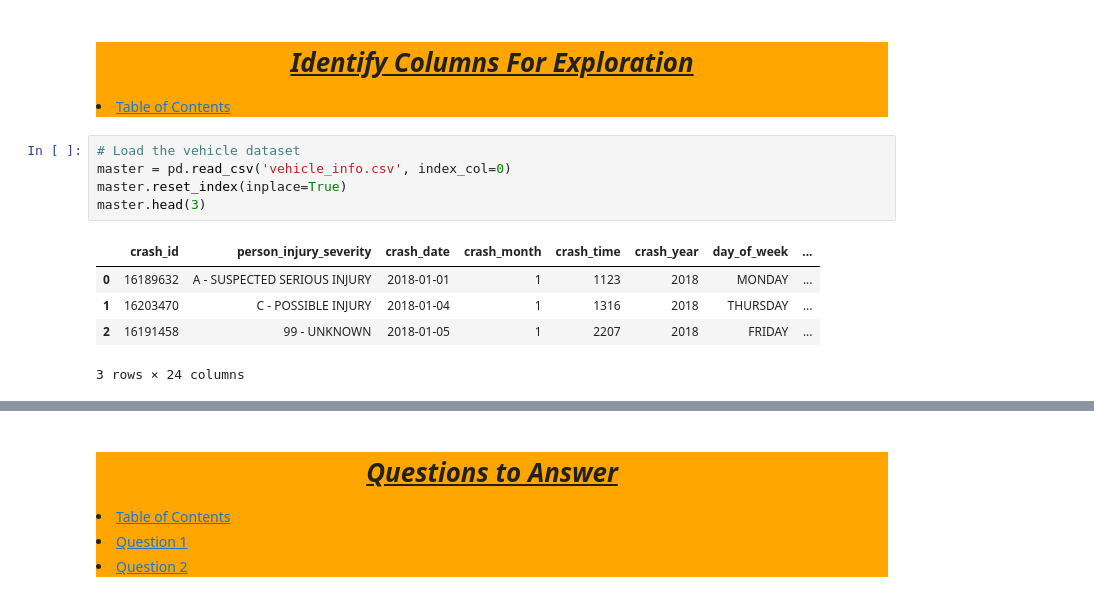
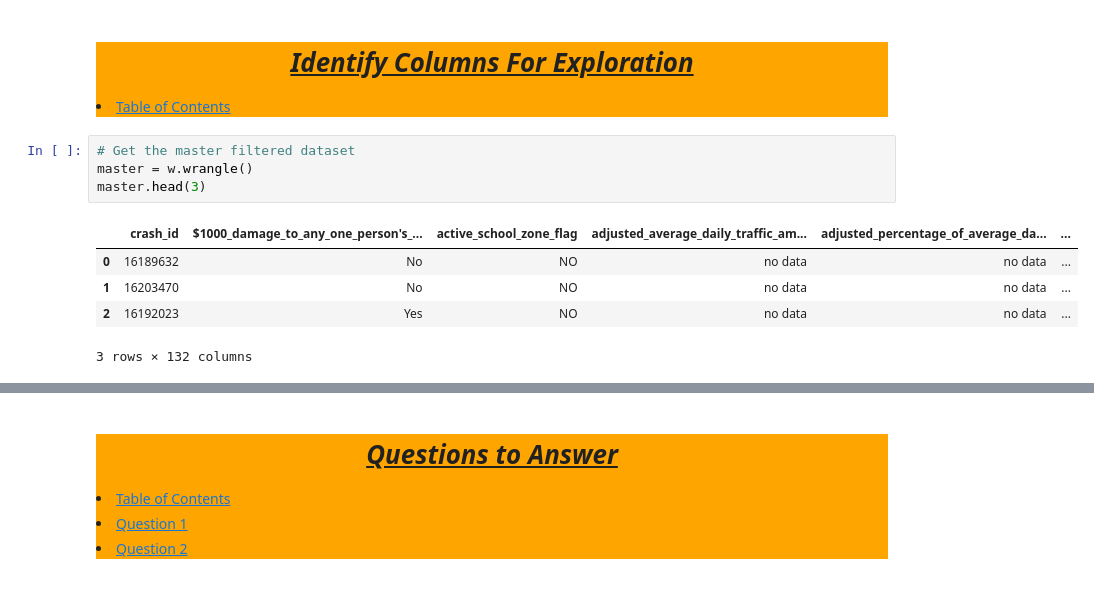
Before and after one commit to tex-wrex/tex-wrex, a Jupyter notebook: Jared/explore_vehicles.ipynb, the cells around one changed output, grey strips where cells are left out. Saved outputs shown, nothing was run; the diff lists cells and outputs as text.

```diff
--- a/Jared/explore_vehicles.ipynb
+++ b/Jared/explore_vehicles.ipynb
@@ -53,14 +50,13 @@ mpl.style.use('bmh')
     <li><a href='#TableOfContents'>Table of Contents</a>
     </li>
 </div>
-# %%
-# Load the vehicle dataset
-master = pd.read_csv('vehicle_info.csv', index_col=0)
-master.reset_index(inplace=True)
-master.head(3)
-# %% [output]
-|  | crash_id | person_injury_severity | crash_date | crash_month | crash_time | crash_year | day_of_week | ... |
-| 0 | 16189632 | A - SUSPECTED SERIOUS INJURY | 2018-01-01 | 1 | 1123 | 2018 | MONDAY | ... |
-| 1 | 16203470 | C - POSSIBLE INJURY | 2018-01-04 | 1 | 1316 | 2018 | THURSDAY | ... |
-| 2 | 16191458 | 99 - UNKNOWN | 2018-01-05 | 1 | 2207 | 2018 | FRIDAY | ... |
-3 rows × 24 columns
+# %%
+# Get the master filtered dataset
+master = w.wrangle()
+master.head(3)
+# %% [output]
+|  | crash_id | $1000_damage_to_any_one_person's_... | active_school_zone_flag | adjusted_average_daily_traffic_am... | adjusted_percentage_of_average_da... | ... |
+| 0 | 16189632 | No | NO | no data | no data | ... |
+| 1 | 16203470 | No | NO | no data | no data | ... |
+| 2 | 16192023 | Yes | NO | no data | no data | ... |
+3 rows × 132 columns
```
Also changed, not shown: parts of 13 cells of this notebook.
